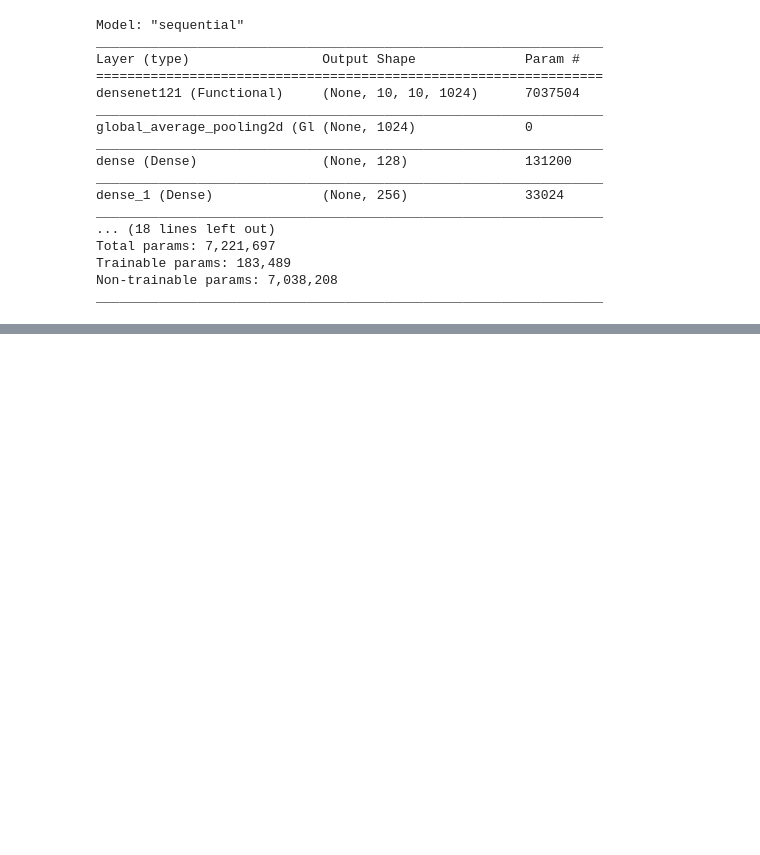
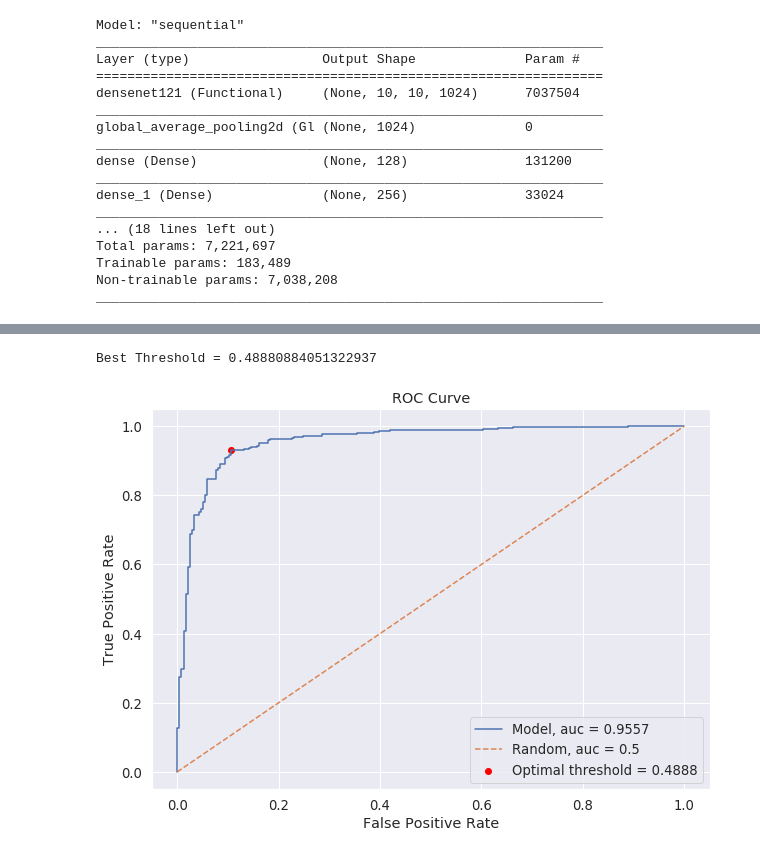
Before and after one commit to chloengnguyen/opacity-detection-chest-xray, a Jupyter notebook: transfer-learning.ipynb, the cells around one changed output, grey strips where cells are left out. Saved outputs shown, nothing was run; the diff lists cells and outputs as text; code cells hidden in the pictures; blank space fills up the shorter version.

```diff
--- a/transfer-learning.ipynb
+++ b/transfer-learning.ipynb
@@ -287,0 +333,27 @@ cm = confusion_matrix(y_test, y_pred_)
+# %%
+y_pred_keras = dense.predict_proba(X_test)
+fpr, tpr, thres = roc_curve(y_test, y_pred_keras)
+# %%
+# Roc curve
+# Calculate gmeans
+gmeans = np.sqrt(tpr * (1-fpr))
+# Get the best threshold
+ix = np.argmax(gmeans)
+best_thres = thres[ix]
+print('Best Threshold = {}'.format(best_thres))
+# %% [output]
+Best Threshold = 0.48880884051322937
+# %%
+auc_keras = auc(fpr, tpr)
+# %%
+plt.subplots(figsize = (10,7))
+plt.plot(fpr,tpr,label = dense)
+plt.plot([0,1], [0,1], linestyle='--', label='No Skill')
+plt.scatter(fpr[ix], tpr[ix], marker = 'o', color = 'red', label = 'Best threshold')
+plt.xlabel('False Positive Rate')
+plt.ylabel('True Positive Rate')
+plt.title('ROC Curve')
+plt.legend(labels = ['Model, auc = {:.4f}'.format(auc_keras), 'Random, auc = 0.5', 'Optimal threshold = {:.4f}'.format(best_thres)])
+plt.savefig('graph/av-roc-dense.png')
+# %% [output]
+[figure, added]
```
Also changed, not shown: parts of 56 cells of this notebook, 22 other files.
